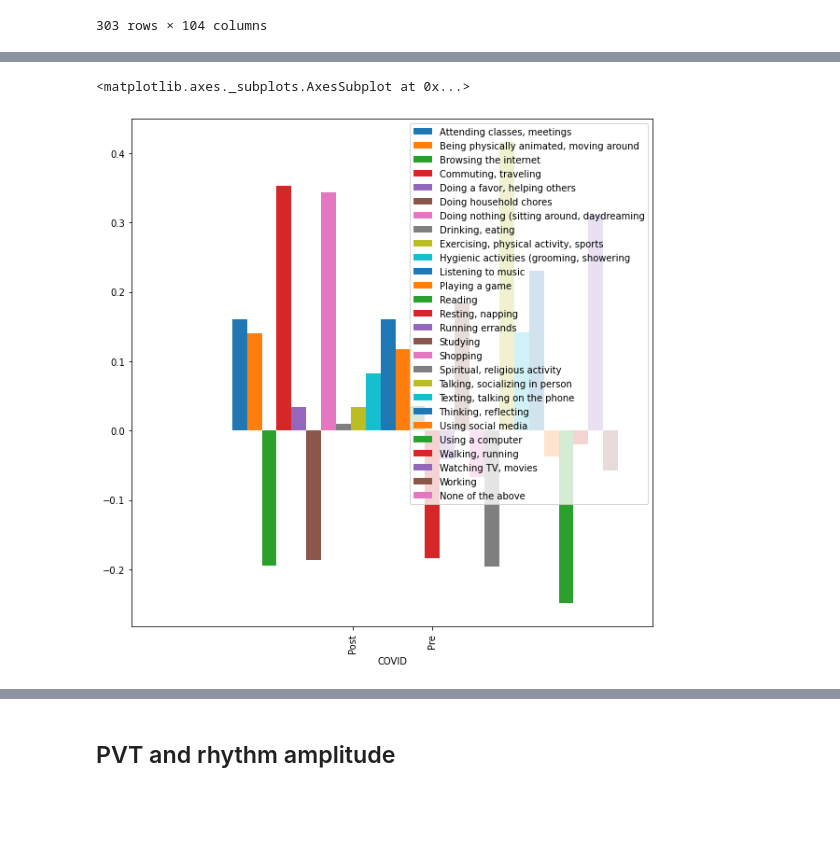
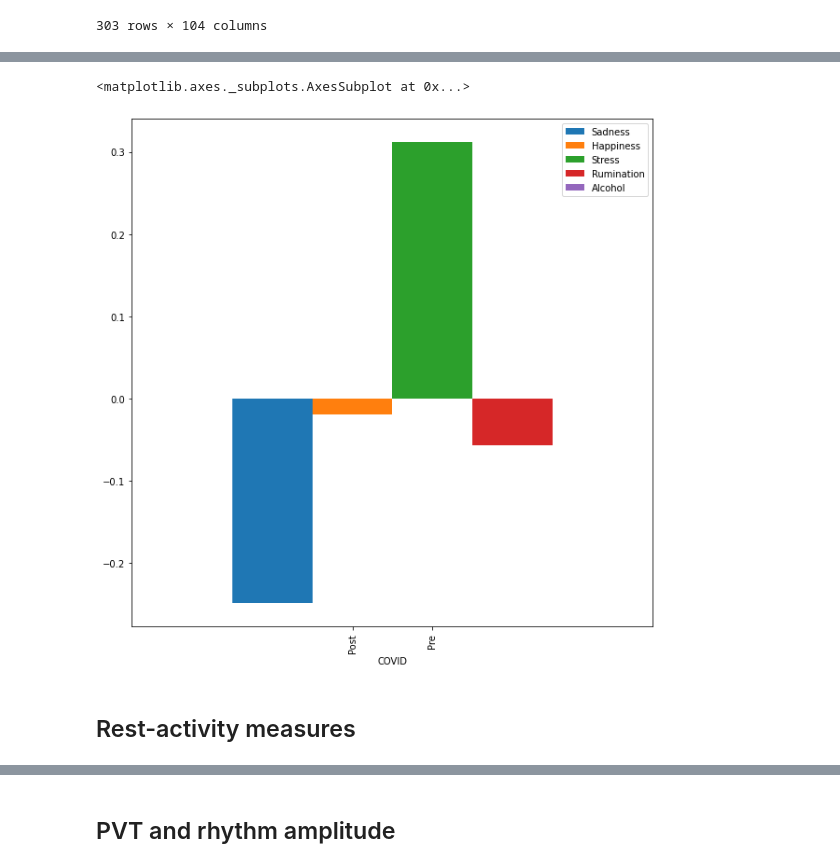
Before and after one commit to UTCogNeuroLab/wearables, a Jupyter notebook: notebooks/Sleep Diary Analysis.ipynb, the cells around one changed output, grey strips where cells are left out. Cells and saved outputs as stored; diff of their text form; code cells hidden in the pictures; blank space fills up the shorter version.

```diff
--- a/notebooks/Sleep Diary Analysis.ipynb
+++ b/notebooks/Sleep Diary Analysis.ipynb
@@ -32,7 +32,7 @@ cols = pd.read_csv('/Users/megmcmahon/Box/CogNeuroLab/Wearables/data/sleep_diari
 cols = cols[cols.str.contains('Which of the following did you do yesterday?')].tolist()
 cols = [i.split('choice=', 1)[1] for i in cols]
 cols = [i.split(')', 1)[0] for i in cols]
-cols = ['record_id', 'age_group'] + cols + ['COVID']
+cols = ['record_id', 'age_group'] + cols + ['Sadness','Happiness','Stress','Rumination','Alcohol', 'COVID']
 cols
 # %% [output]
 ['record_id',
@@ -54,6 +54,6 @@ cols
  'COVID']
 # %%
-d = d.filter(regex = 'record_id|age_group|COVID|activities*')
+d = d.filter(regex = 'record_id|age_group|COVID|activities*|sad|happy|stress_a11e49|ruminate|alcoholic_drinks')
 d.columns = cols
 d
 # %% [output]
@@ -141,8 +150,10 @@ oa.drop(['record_id', 'age_group'], axis = 1).groupby('COVID').mean()
 # %%
-oa.drop(['record_id', 'age_group'], axis = 1).groupby('COVID').mean().diff().plot.bar(figsize = (10, 10), width = 5)
+oa.drop(['record_id', 'age_group'], axis = 1).filter(['Sadness', 'Happiness', 'Stress', 'Rumination', 'Alcohol', 'COVID']).groupby('COVID').mean().diff().plot.bar(figsize = (10, 10), width = 5)
 # %% [output]
 <matplotlib.axes._subplots.AxesSubplot at 0x...>
-[figure, old version]
+[figure, new version]
+# %% [markdown]
+## Rest-activity measures
 # %%
 from pathlib import Path
 
```
Also changed, not shown: parts of 34 cells of this notebook, 21 other files.
